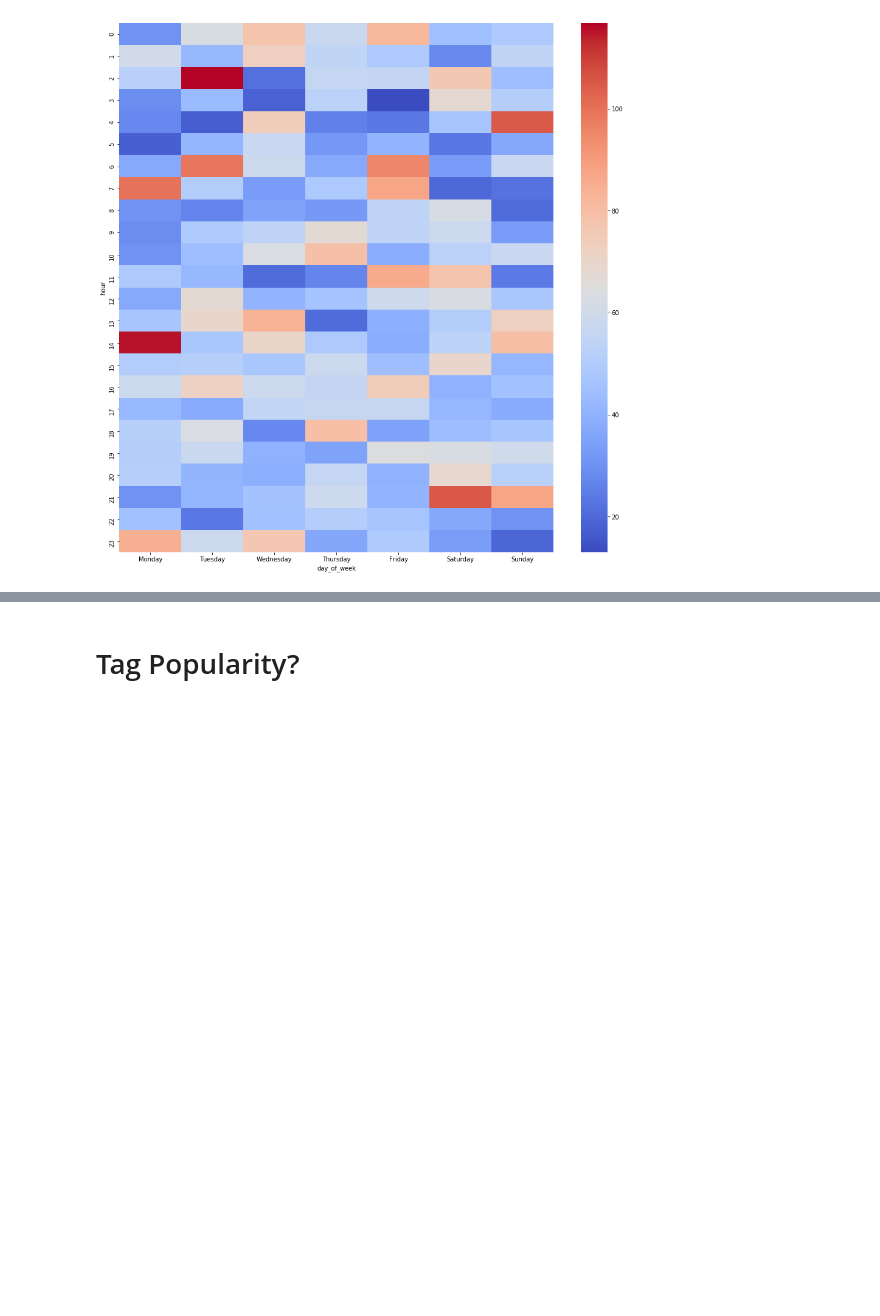
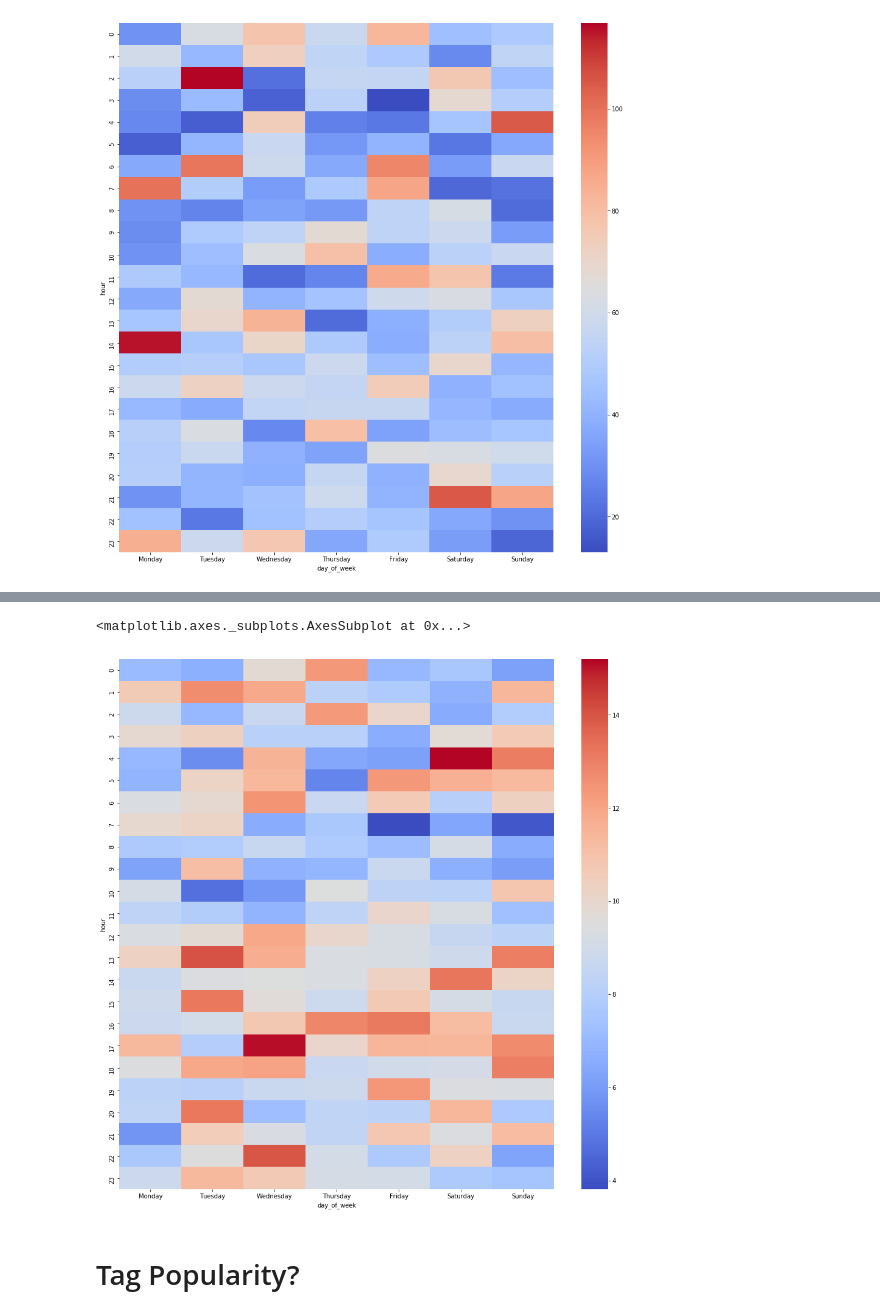
Before and after one commit to Nevin243/data-driven-posting, a Jupyter notebook: notebooks/dev-data-vis.ipynb, the cells around one changed output, grey strips where cells are left out. Cells and saved outputs as stored; diff of their text form; code cells hidden in the pictures; blank space fills up the shorter version.

```diff
--- a/notebooks/dev-data-vis.ipynb
+++ b/notebooks/dev-data-vis.ipynb
@@ -149,3 +161,13 @@ sns.heatmap(tag_df , cmap="coolwarm")
+# %%
+comment_df = comment_df.groupby(["day_of_week", "hour"]) ["comments_count"].mean()
+comment_df = comment_df.reset_index().pivot('hour', 'day_of_week', 'comments_count')
+comment_df = comment_df[["Monday", "Tuesday", "Wednesday", "Thursday", "Friday", "Saturday", "Sunday"]]
+# %%
+plt.figure(figsize=(16, 16))
+sns.heatmap(comment_df , cmap="coolwarm")
+# %% [output]
+<matplotlib.axes._subplots.AxesSubplot at 0x...>
+[figure, added]
 # %% [markdown]
 # Tag Popularity?
 # %%
```
Also changed, not shown: parts of 5 cells of this notebook.
